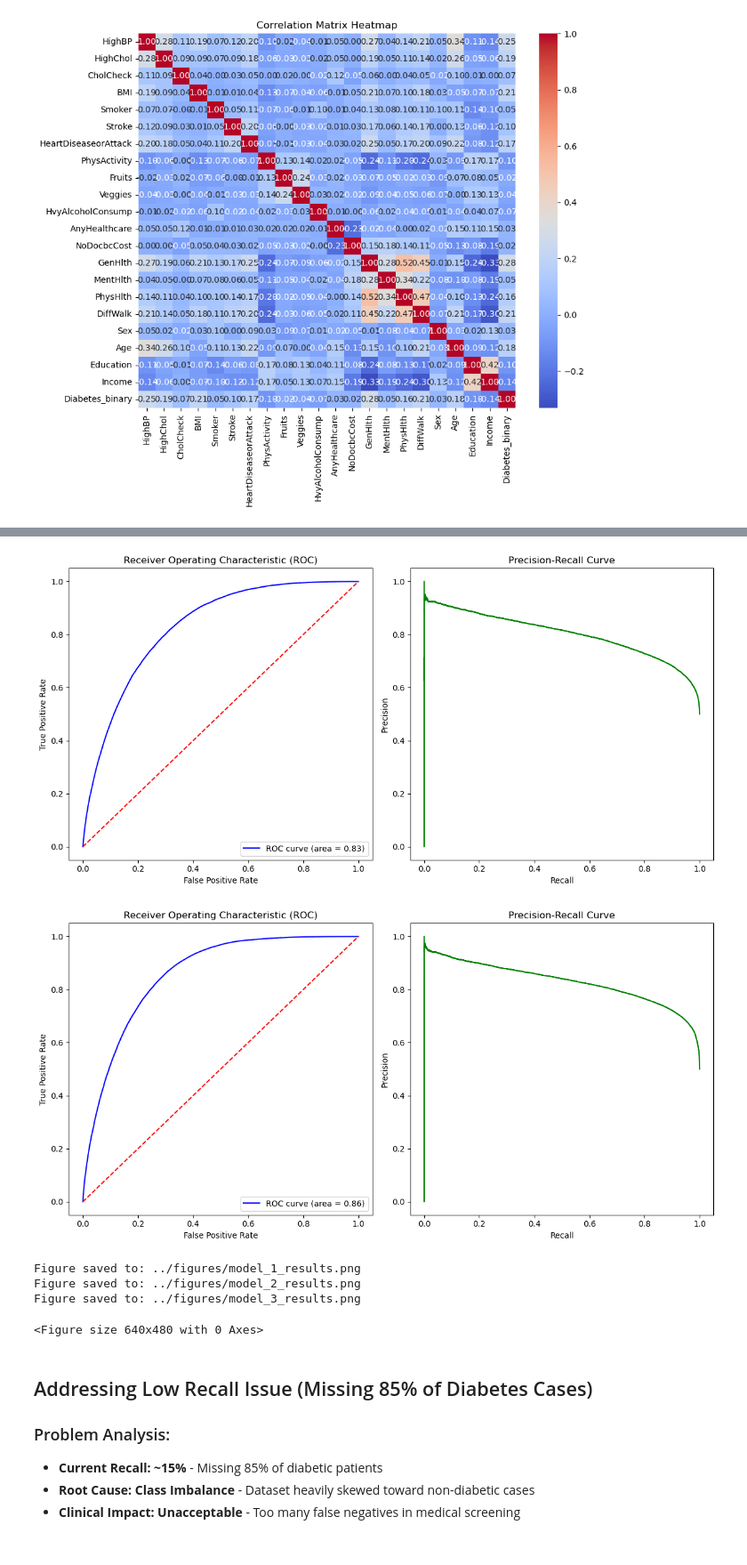
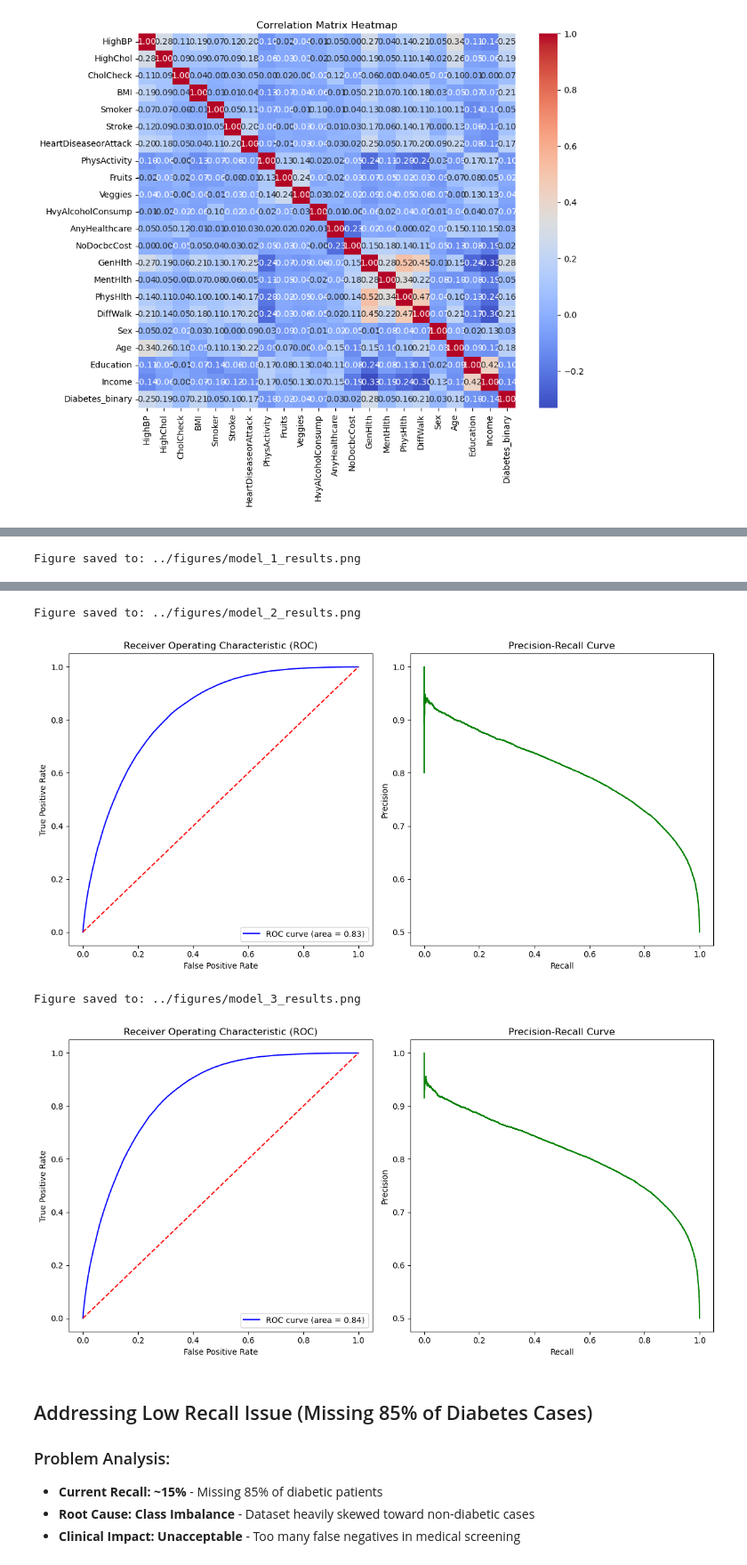
Before and after one commit to codewithprags/MlP-Capstone, a Jupyter notebook: scripts/main.ipynb, the cells around one changed output, grey strips where cells are left out. Shown at 89% size. Cells and saved outputs as stored; diff of their text form; code cells hidden in the pictures.

Commit message:
refining the figures

```diff
--- a/scripts/main.ipynb
+++ b/scripts/main.ipynb
@@ -28,11 +28,15 @@ print(diabetes_data.isnull().sum())
 
 # Define save_figure function
 def save_figure(figure, filename):
-    """Save the current matplotlib figure to a file"""
+    """Save a matplotlib figure to a file"""
     import os
     # Create directory if it doesn't exist
     os.makedirs(os.path.dirname(filename), exist_ok=True)
-    plt.savefig(filename, dpi=300, bbox_inches='tight')
+    # If figure is provided, use it; otherwise use current figure
+    if figure is not None:
+        figure.savefig(filename, dpi=300, bbox_inches='tight')
+    else:
+        plt.savefig(filename, dpi=300, bbox_inches='tight')
     print(f"Figure saved to: {filename}")
 
 # Check data balance and save figure
@@ -145,10 +149,24 @@ weighted avg       0.77      0.77      0.76     77751
 # %%
 ### Visualize the results with AUROC and PR curves
-model_1 = mlp.visualize_results(trained_model, clean_data)
-model_2 = mlp.visualize_results(trained2_model, clean_data2)
-model_3 = mlp.visualize_results(trained3_model, clean_data)
-# Save the figures
-save_figure(model_1, "../figures/model_1_results.png")
-save_figure(model_2, "../figures/model_2_results.png")
-save_figure(model_3, "../figures/model_3_results.png")
+#import mlp again to ensure the latest version is used
+import importlib
+import MLP as mlp
+importlib.reload(mlp)
+
+
+model_1_fig = mlp.visualize_results(trained_model, clean_data)
+save_figure(model_1_fig, "../figures/model_1_results.png")
+plt.show()  # Display the figure
+plt.close()  # Close to free memory
+
+model_2_fig = mlp.visualize_results(trained2_model, clean_data2)
+save_figure(model_2_fig, "../figures/model_2_results.png")
+plt.show()  # Display the figure
+plt.close()  # Close to free memory
+
+model_3_fig = mlp.visualize_results(trained3_model, clean_data)
+save_figure(model_3_fig, "../figures/model_3_results.png")
+plt.show()  # Display the figure
+plt.close()  # Close to free memory
 # %% [output]
+Figure saved to: ../figures/model_1_results.png
@@ -156,9 +174,7 @@ save_figure(model_3, "../figures/model_3_results.png")
+Figure saved to: ../figures/model_2_results.png
-[figure, old version]
+[figure, new version]
+Figure saved to: ../figures/model_3_results.png
-[figure, old version]
+[figure, new version]
-Figure saved to: ../figures/model_1_results.png
-Figure saved to: ../figures/model_2_results.png
-Figure saved to: ../figures/model_3_results.png
-<Figure size 640x480 with 0 Axes>
 # %% [markdown]
 ## Addressing Low Recall Issue (Missing 85% of Diabetes Cases)
 
```
Also changed, not shown: parts of 4 cells of this notebook, 6 other files.
